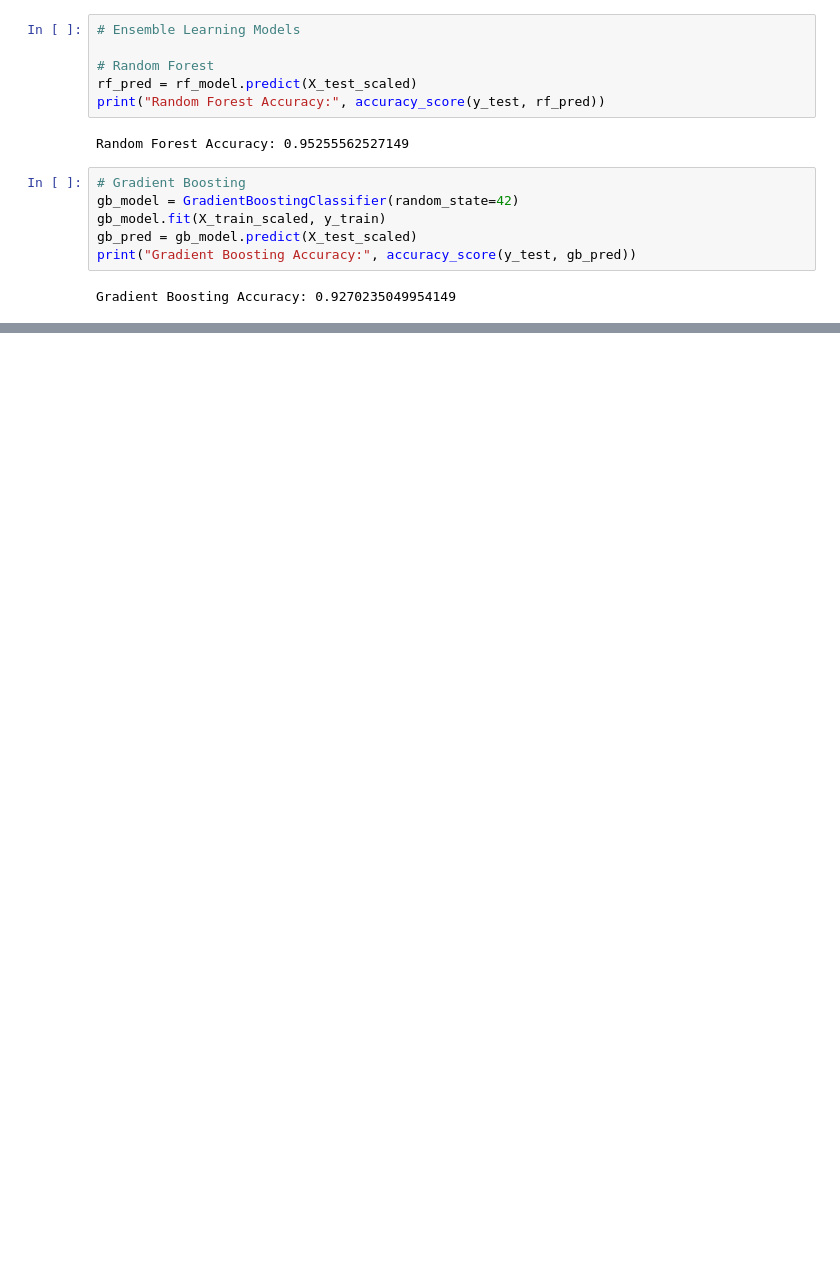
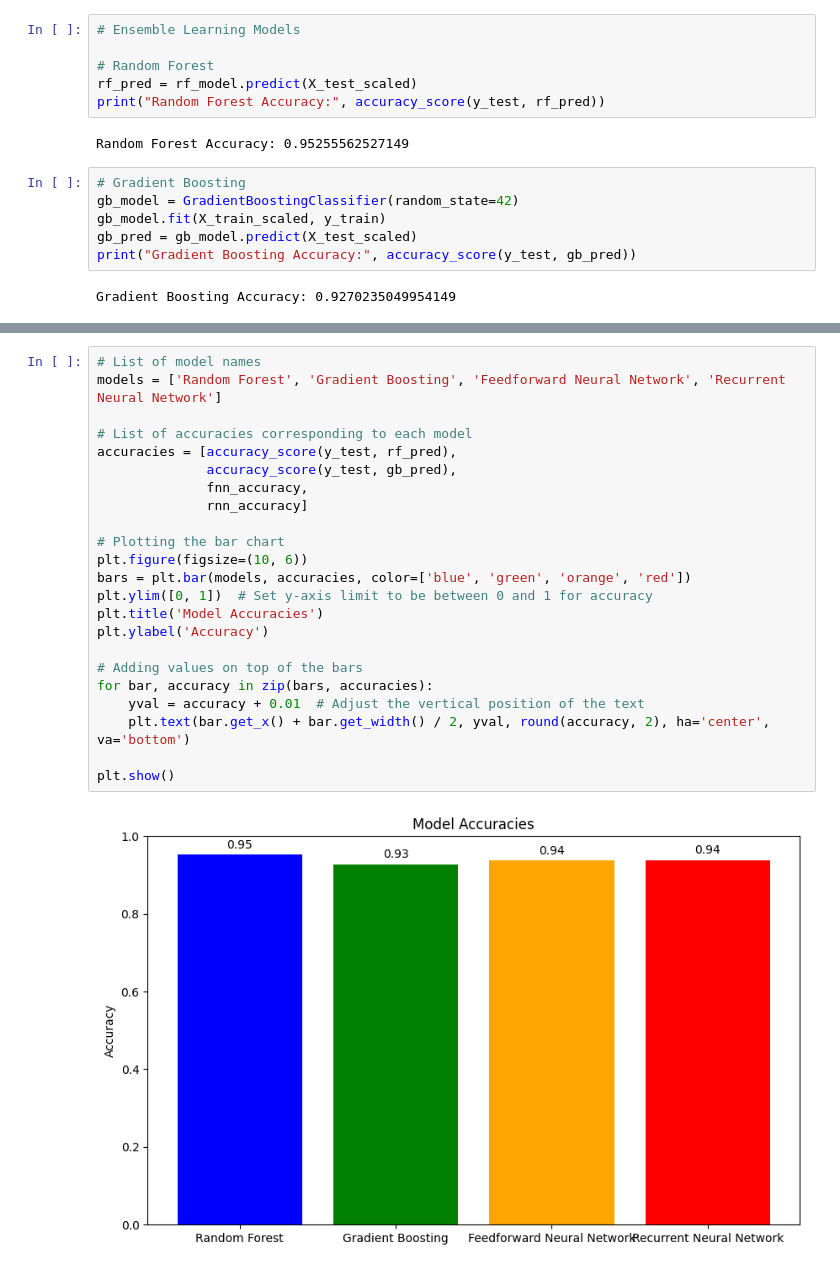
Before and after one commit to Hoang-Qui/Project-Final-Machine-Learning, a Jupyter notebook: Task2/fn_Task2.ipynb, the cells around one changed output, grey strips where cells are left out. Cells and saved outputs as stored; diff of their text form; blank space fills up the shorter version.

```diff
--- a/Task2/fn_Task2.ipynb
+++ b/Task2/fn_Task2.ipynb
@@ -277,0 +378,25 @@ Recurrent Neural Network Accuracy: 0.9432887434959412
+# %%
+# List of model names
+models = ['Random Forest', 'Gradient Boosting', 'Feedforward Neural Network', 'Recurrent Neural Network']
+
+# List of accuracies corresponding to each model
+accuracies = [accuracy_score(y_test, rf_pred),
+              accuracy_score(y_test, gb_pred),
+              fnn_accuracy,
+              rnn_accuracy]
+
+# Plotting the bar chart
+plt.figure(figsize=(10, 6))
+bars = plt.bar(models, accuracies, color=['blue', 'green', 'orange', 'red'])
+plt.ylim([0, 1])  # Set y-axis limit to be between 0 and 1 for accuracy
+plt.title('Model Accuracies')
+plt.ylabel('Accuracy')
+
+# Adding values on top of the bars
+for bar, accuracy in zip(bars, accuracies):
+    yval = accuracy + 0.01  # Adjust the vertical position of the text
+    plt.text(bar.get_x() + bar.get_width() / 2, yval, round(accuracy, 2), ha='center', va='bottom')
+
+plt.show()
+# %% [output]
+[figure, added]
```
Also changed, not shown: parts of 30 cells of this notebook.
